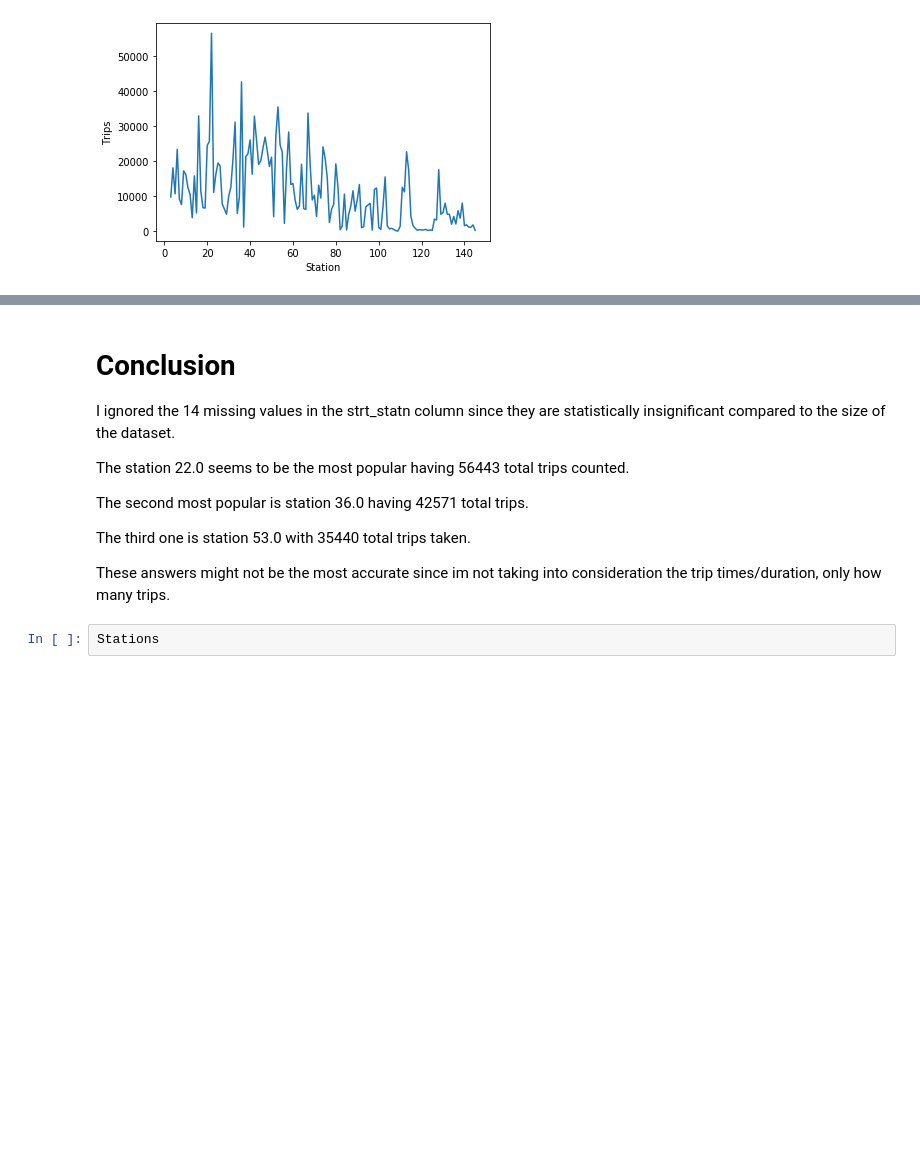
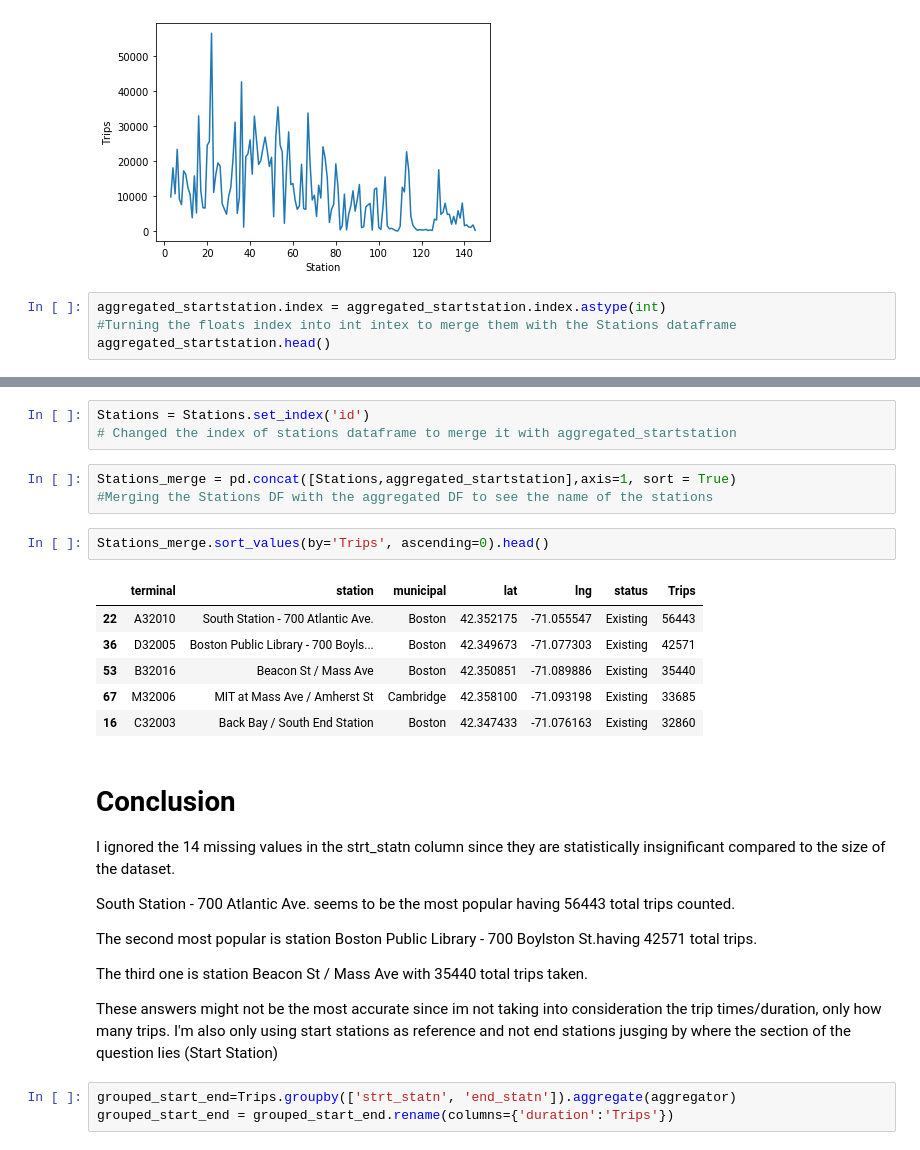
Before and after one commit to jisanos/Hubway-Data-Visualization-Challenge, a Jupyter notebook: Exam_Script.ipynb, the cells around one changed output, grey strips where cells are left out. Saved outputs shown, nothing was run; the diff lists cells and outputs as text; blank space fills up the shorter version.

```diff
--- a/Exam_Script.ipynb
+++ b/Exam_Script.ipynb
@@ -267,3 +255,7 @@ plt.ylabel('Trips')
 # %% [output]
 Text(0, 0.5, 'Trips')
 [figure]
+# %%
+aggregated_startstation.index = aggregated_startstation.index.astype(int)
+#Turning the floats index into int intex to merge them with the Stations dataframe
+aggregated_startstation.head()
@@ -270,14 +270,31 @@ Text(0, 0.5, 'Trips')
+# %%
+Stations = Stations.set_index('id')
+# Changed the index of stations dataframe to merge it with aggregated_startstation
+# %%
+Stations_merge = pd.concat([Stations,aggregated_startstation],axis=1, sort = True)
+#Merging the Stations DF with the aggregated DF to see the name of the stations
+# %%
+Stations_merge.sort_values(by='Trips', ascending=0).head()
+# %% [output]
+|  | terminal | station | municipal | lat | lng | status | Trips |
+| 22 | A32010 | South Station - 700 Atlantic Ave. | Boston | 42.352175 | -71.055547 | Existing | 56443 |
+| 36 | D32005 | Boston Public Library - 700 Boyls... | Boston | 42.349673 | -71.077303 | Existing | 42571 |
+| 53 | B32016 | Beacon St / Mass Ave | Boston | 42.350851 | -71.089886 | Existing | 35440 |
+| 67 | M32006 | MIT at Mass Ave / Amherst St | Cambridge | 42.358100 | -71.093198 | Existing | 33685 |
+| 16 | C32003 | Back Bay / South End Station | Boston | 42.347433 | -71.076163 | Existing | 32860 |
 # %% [markdown]
 # Conclusion
 
 I ignored the 14 missing values in the strt_statn column since they are statistically insignificant compared to the size of the dataset.
 
-The station 22.0 seems to be the most popular having 56443 total trips counted.
+South Station - 700 Atlantic Ave. seems to be the most popular having 56443 total trips counted.
 
-The second most popular is station 36.0 having 42571 total trips.
+The second most popular is station Boston Public Library - 700 Boylston St.having 42571 total trips.
 
-The third one is station 53.0 with 35440 total trips taken.
+The third one is station Beacon St / Mass Ave with 35440 total trips taken.
 
 These answers might not be the most accurate since im not taking into consideration the trip times/duration, only how many trips.
+I'm also only using start stations as reference and not end stations jusging by where the section of the question lies (Start Station)
-# %%
-Stations
+# %%
+grouped_start_end=Trips.groupby(['strt_statn', 'end_statn']).aggregate(aggregator)
+grouped_start_end = grouped_start_end.rename(columns={'duration':'Trips'})
```
Also changed, not shown: parts of 9 cells of this notebook.
